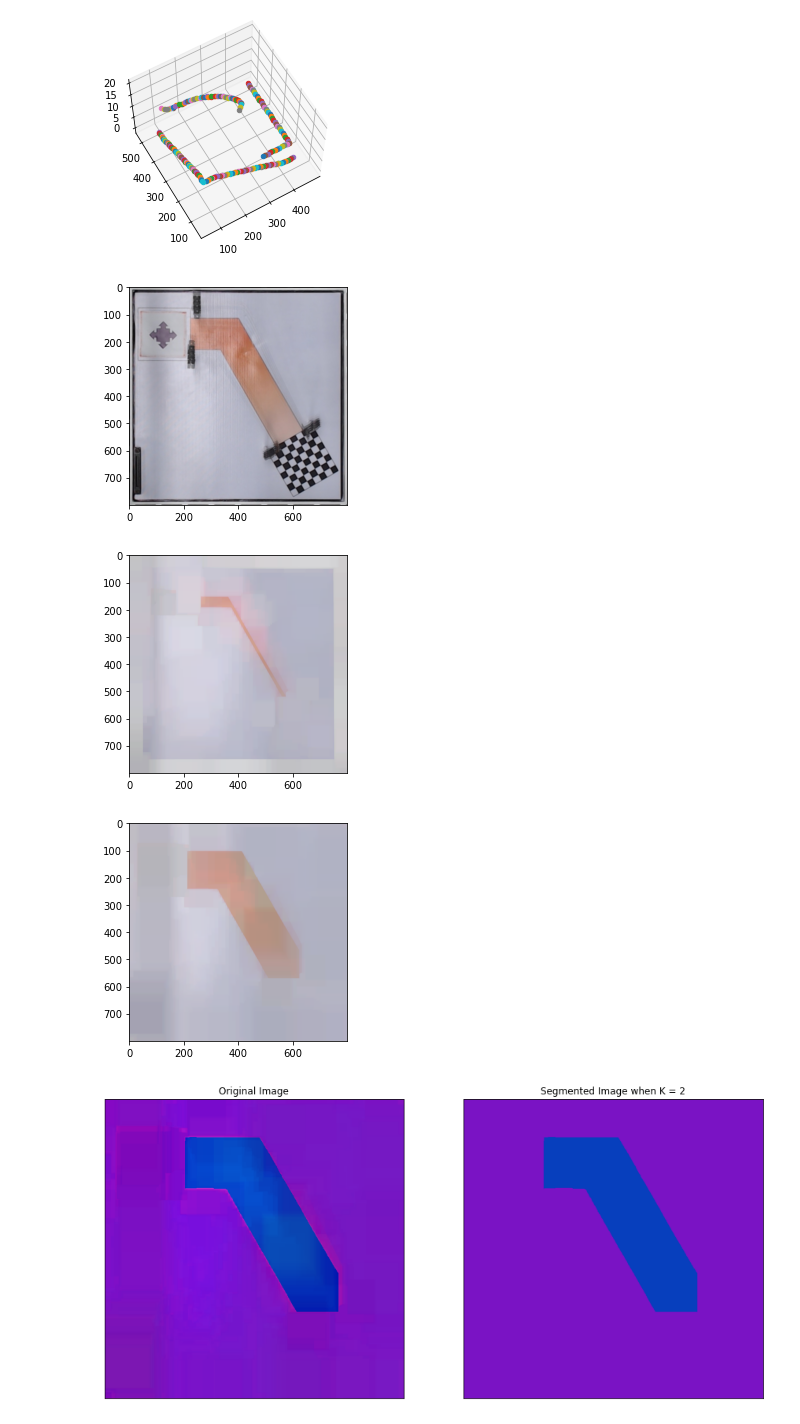
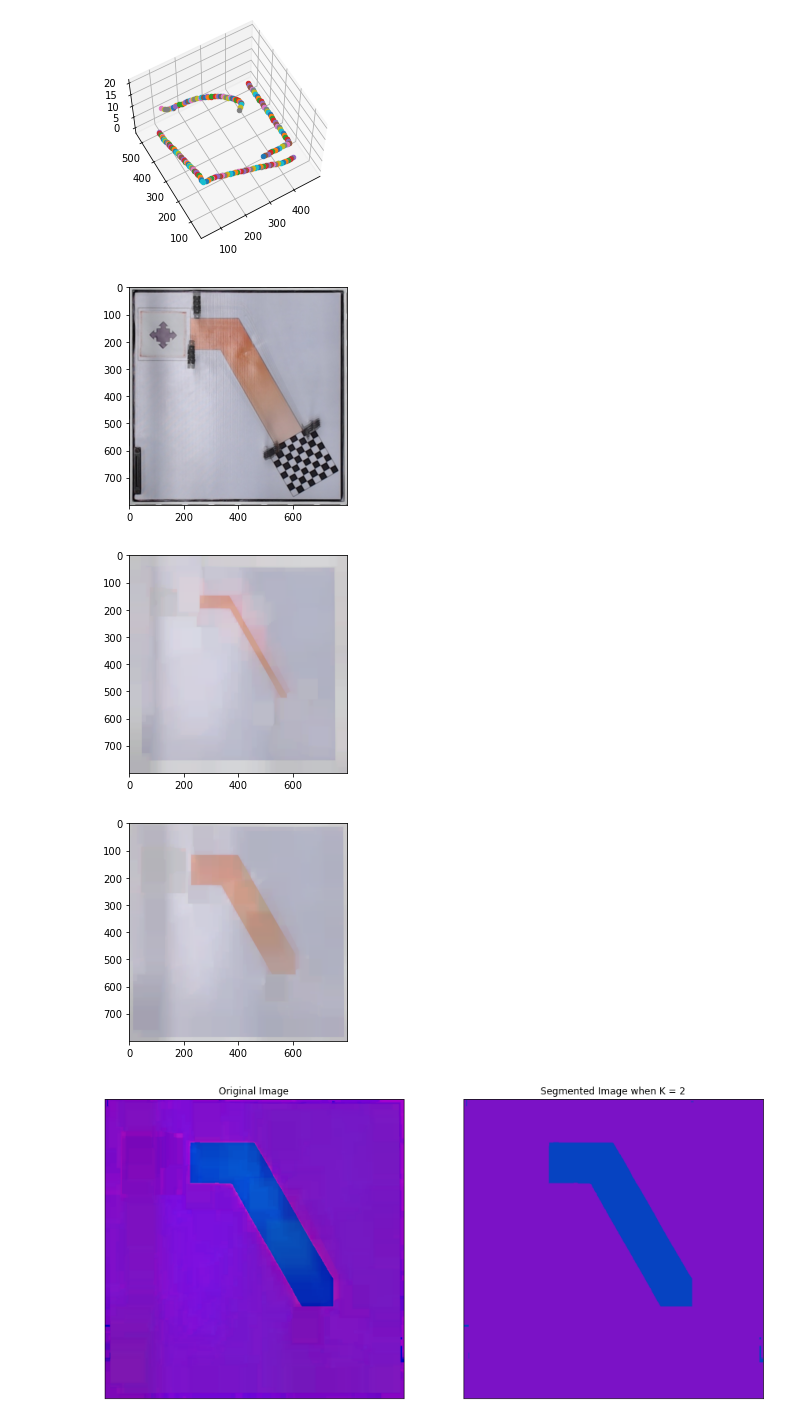
Before and after one commit to Sirikorn-praew/module6-7, a Jupyter notebook: image processing/m2.ipynb, the cells around one changed output. Drawn from its saved outputs; the diff is of its cells as text; code cells hidden in the pictures.

```diff
--- a/image processing/m2.ipynb
+++ b/image processing/m2.ipynb
@@ -339,8 +339,8 @@ AAA
 frame3 = cv2.imread("Realx.jpg")
 gray = cv2.cvtColor(frame3, cv2.COLOR_BGR2GRAY)
 gray_original = gray.copy()
-dilation = cv2.dilate(frame3,kernel,iterations = 20)
-erosion = cv2.erode(dilation,kernel,iterations = 25)
+dilation = cv2.dilate(frame3,kernel,iterations = 18)
+erosion = cv2.erode(dilation,kernel,iterations = 16)
 # canny = cv2.Canny(erosion, 20, 100)
 
 # contour, aaa = cv2.findContours(canny,cv2.RETR_EXTERNAL, cv2.CHAIN_APPROX_NONE)
@@ -358,35 +358,35 @@ erosion = cv2.erode(dilation,kernel,iterations = 25)
 imshow(frame3)
 imshow(dilation)
 imshow(erosion)
 # imshow(canny)
 
 K = 2
 attempts=10
 
 # img = cv2.imread("Real5.png")
 img=cv2.cvtColor(erosion,cv2.COLOR_BGR2HSV)
 
 vectorized = img.reshape((-1,3))
 vectorized = np.float32(vectorized)
 criteria = (cv2.TERM_CRITERIA_EPS + cv2.TERM_CRITERIA_MAX_ITER, 10, 1.0)
 
 ret,label,center=cv2.kmeans(vectorized,K,None,criteria,attempts,cv2.KMEANS_PP_CENTERS) #  cv.KMEANS_PP_CENTERS and cv.KMEANS_RANDOM_CENTERS.
 center = np.uint8(center)
 res = center[label.flatten()]
 result_image = res.reshape((img.shape))
 
 figure_size = 15
 plt.figure(figsize=(figure_size,figure_size))
 plt.subplot(1,2,1),plt.imshow(img)
 plt.title('Original Image'), plt.xticks([]), plt.yticks([])
 plt.subplot(1,2,2),plt.imshow(result_image)
 plt.title('Segmented Image when K = %i' % K), plt.xticks([]), plt.yticks([])
 plt.show()
 # %% [output]
 [figure]
 [figure]
-[figure, old version]
+[figure, new version]
-[figure, old version]
+[figure, new version]
 # %%
 rgb = cv2.cvtColor(result_image, cv2.COLOR_HSV2RGB)
 gray = cv2.cvtColor(rgb, cv2.COLOR_RGB2GRAY)
```
Also changed, not shown: parts of 3 cells of this notebook.
